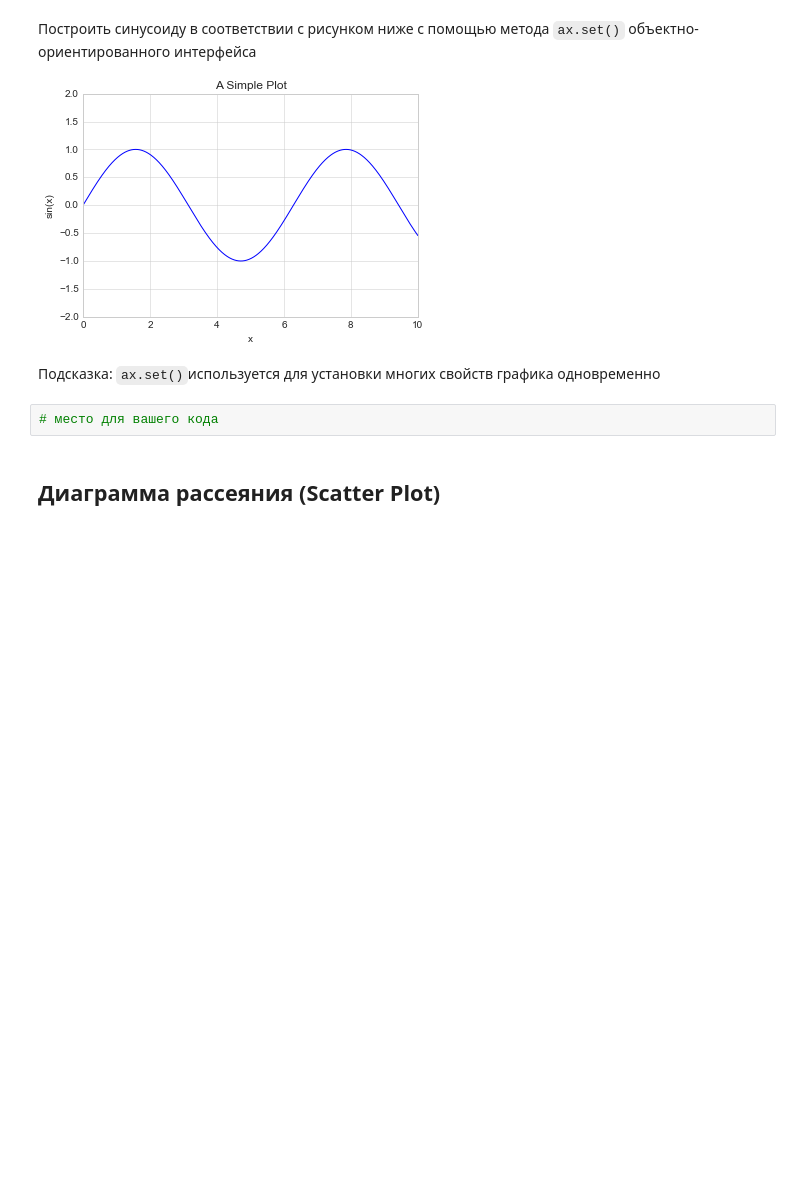
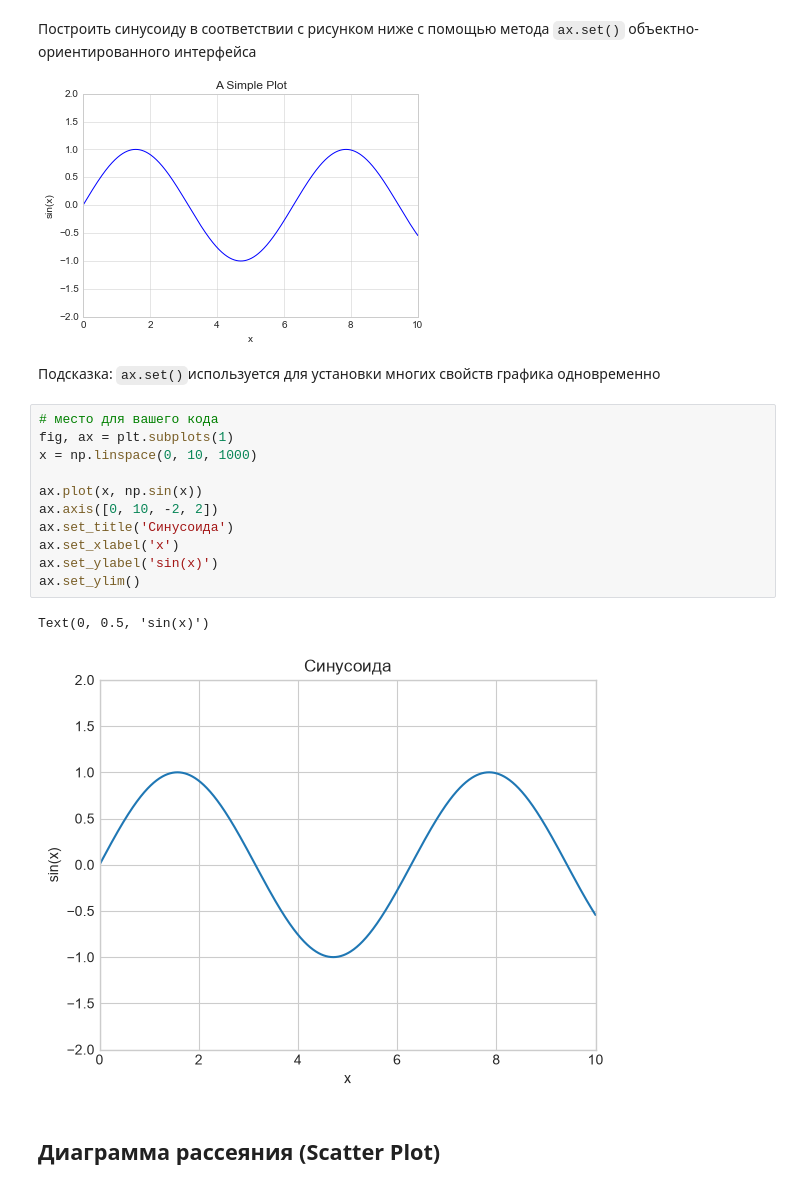
Before and after one commit to K0TOFEY/ML_lessons, a Jupyter notebook: pz_3_visual.ipynb, the cells around one changed output. Saved outputs shown, nothing was run; the diff lists cells and outputs as text; blank space fills up the shorter version.

```diff
--- a/pz_3_visual.ipynb
+++ b/pz_3_visual.ipynb
@@ -318,8 +319,20 @@ plt.legend();
 ![image.png](embedded-picture-1)
 
 Подсказка: `ax.set()`используется для установки многих свойств графика одновременно
-# %%
-# место для вашего кода
+# %%
+# место для вашего кода
+fig, ax = plt.subplots(1)
+x = np.linspace(0, 10, 1000)
+
+ax.plot(x, np.sin(x))
+ax.axis([0, 10, -2, 2])
+ax.set_title('Синусоида')
+ax.set_xlabel('x')
+ax.set_ylabel('sin(x)')
+ax.set_ylim()
+# %% [output]
+Text(0, 0.5, 'sin(x)')
+[figure, added]
 # %% [markdown]
 ## Диаграмма рассеяния (Scatter Plot)
 # %% [markdown]
```
Also changed, not shown: parts of 4 cells of this notebook, 2 other files.
